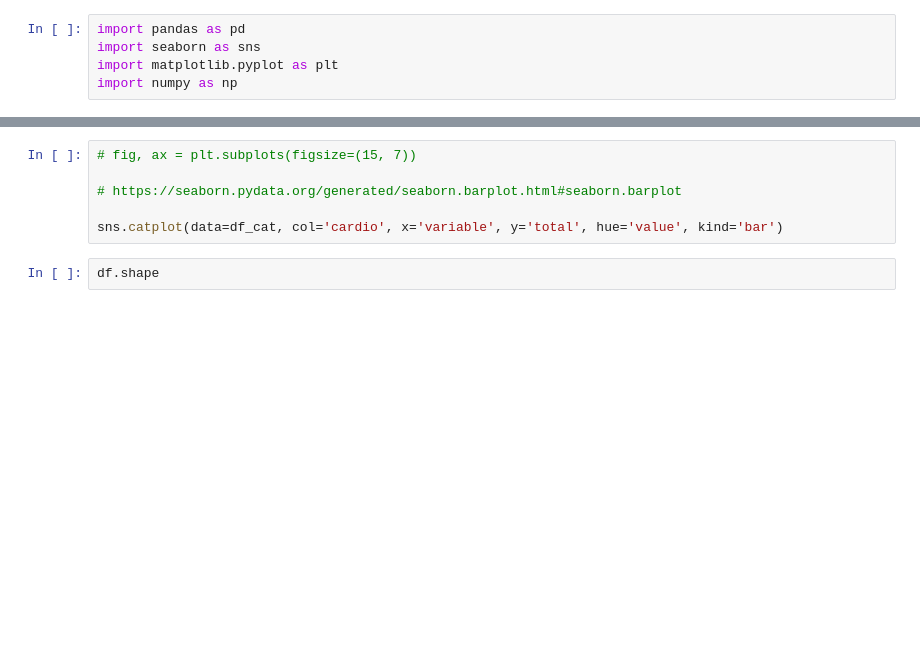
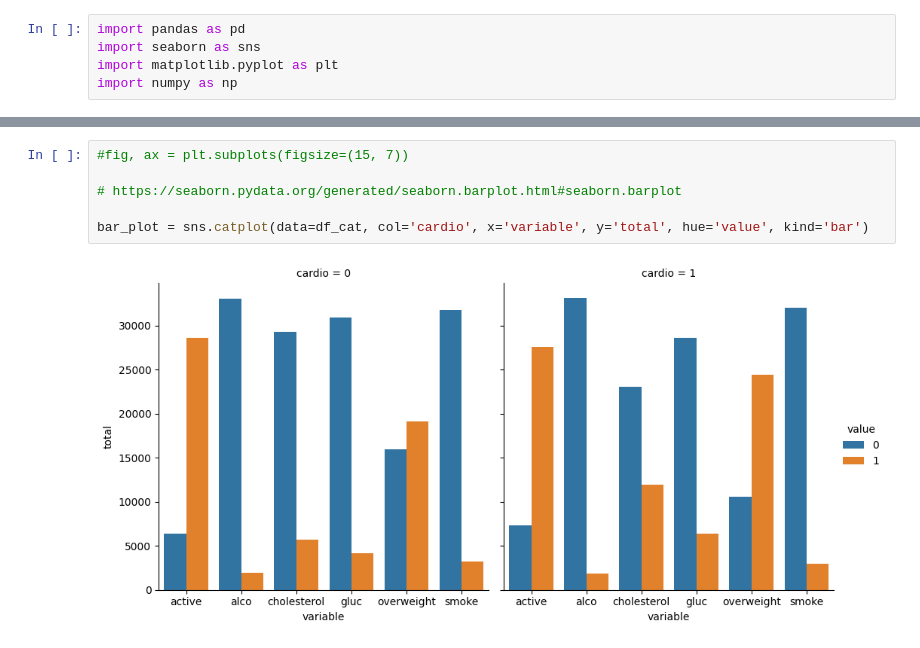
Before and after one commit to adrianohirata/boilerplate-medical-data-visualizer, a Jupyter notebook: testing.ipynb, the cells around one changed output, grey strips where cells are left out. Saved outputs shown, nothing was run; the diff lists cells and outputs as text; blank space fills up the shorter version.

```diff
--- a/testing.ipynb
+++ b/testing.ipynb
@@ -41,8 +124,8 @@ df_cat
 # %%
-# fig, ax = plt.subplots(figsize=(15, 7))
+#fig, ax = plt.subplots(figsize=(15, 7))
 
 # https://seaborn.pydata.org/generated/seaborn.barplot.html#seaborn.barplot
 
-sns.catplot(data=df_cat, col='cardio', x='variable', y='total', hue='value', kind='bar')
+bar_plot = sns.catplot(data=df_cat, col='cardio', x='variable', y='total', hue='value', kind='bar')
+# %% [output]
+[figure, added]
-# %%
-df.shape
```
Also changed, not shown: parts of 11 cells of this notebook, 3 other files.
